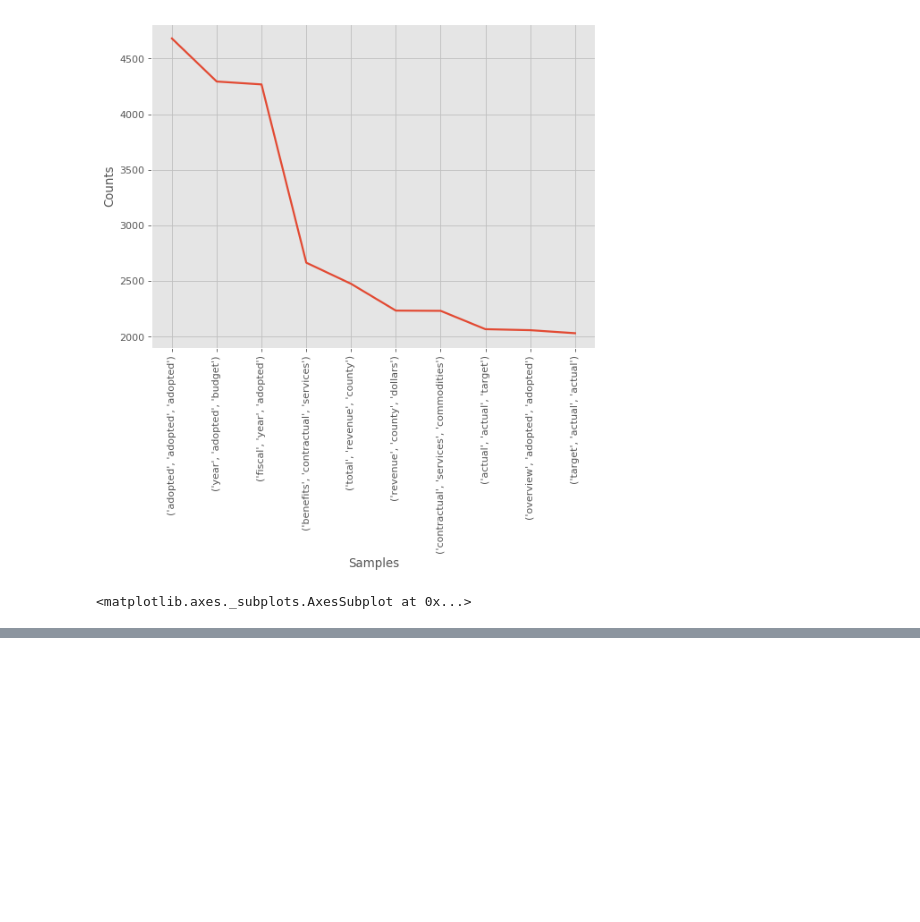
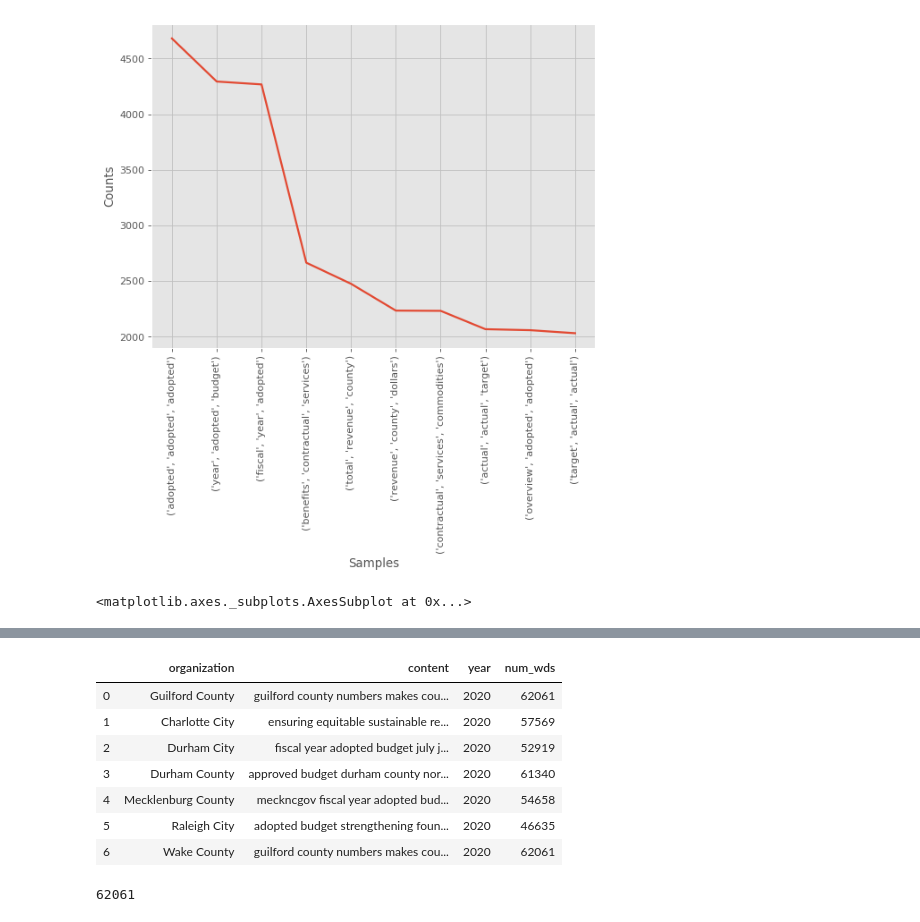
Before and after one commit to UNCG-CSE/Budget_Text_Analysis, a Jupyter notebook: src/StatisticalTextAnalysis/original/Statistical-Text-Analysis.ipynb, the cells around one changed output, grey strips where cells are left out. Saved outputs shown, nothing was run; the diff lists cells and outputs as text; code cells hidden in the pictures; blank space fills up the shorter version.

```diff
--- a/src/StatisticalTextAnalysis/original/Statistical-Text-Analysis.ipynb
+++ b/src/StatisticalTextAnalysis/original/Statistical-Text-Analysis.ipynb
@@ -270,0 +255,15 @@ list(set(gc_list) & set(gc_list))
+# %%
+df
+# %% [output]
+|  | organization | content | year | num_wds |
+| 0 | Guilford County | guilford county numbers makes cou... | 2020 | 62061 |
+| 1 | Charlotte City | ensuring equitable sustainable re... | 2020 | 57569 |
+| 2 | Durham City | fiscal year adopted budget july j... | 2020 | 52919 |
+| 3 | Durham County | approved budget durham county nor... | 2020 | 61340 |
+| 4 | Mecklenburg County | meckncgov fiscal year adopted bud... | 2020 | 54658 |
+| 5 | Raleigh City | adopted budget strengthening foun... | 2020 | 46635 |
+| 6 | Wake County | guilford county numbers makes cou... | 2020 | 62061 |
+# %%
+df['num_wds'].max()
+# %% [output]
+62061
```
Also changed, not shown: parts of 47 cells of this notebook.
